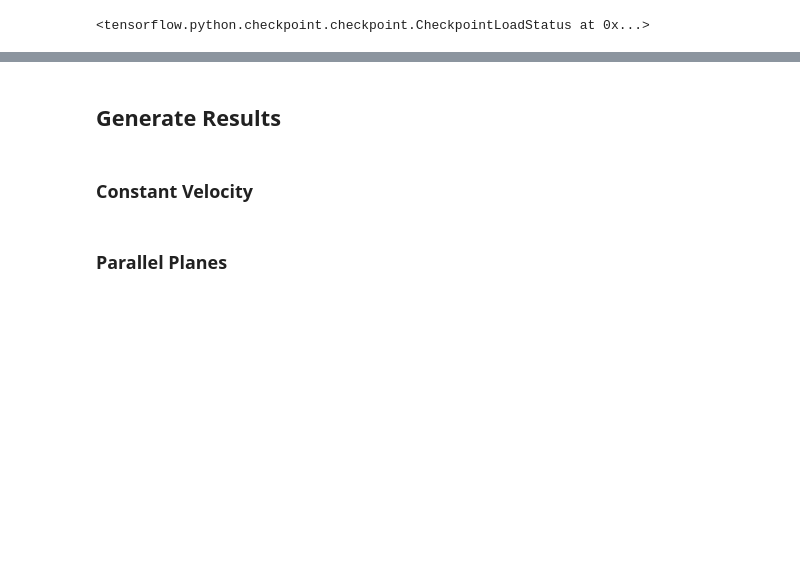
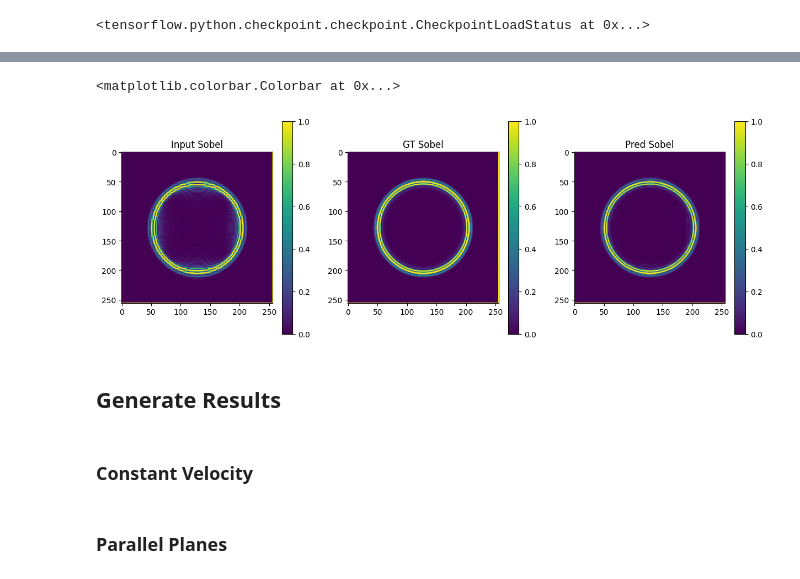
Before and after one commit to antoniomedeiros1/acwv-postprocessing, a Jupyter notebook: notebooks/main.ipynb, the cells around one changed output, grey strips where cells are left out. Saved outputs shown, nothing was run; the diff lists cells and outputs as text; code cells hidden in the pictures; blank space fills up the shorter version.

```diff
--- a/notebooks/main.ipynb
+++ b/notebooks/main.ipynb
@@ -467,3 +483,31 @@ output_data_0_500.vti
+# %%
+# Before Sobel operation
+def normalize_wavefield(wavefield):
+    return (wavefield - tf.reduce_min(wavefield)) / \
+           (tf.reduce_max(wavefield) - tf.reduce_min(wavefield))
+
+inp_norm = normalize_wavefield(inp)
+re_norm = normalize_wavefield(re)
+pred_norm = normalize_wavefield(prediction)
+
+plt.figure(figsize=(15,5))
+plt.subplot(1,3,1); plt.imshow((sobel_operator(inp_norm[tf.newaxis]) * 5.0)[0,...,0],
+                    vmin=0, vmax=1, cmap='viridis')
+plt.title('Input Sobel')
+plt.colorbar()
+
+plt.subplot(1,3,2); plt.imshow((sobel_operator(re_norm[tf.newaxis])* 5.0)[0,...,0],
+                    vmin=0, vmax=1, cmap='viridis')
+plt.title('GT Sobel')
+plt.colorbar()
+
+plt.subplot(1,3,3); plt.imshow((sobel_operator(pred_norm[tf.newaxis])* 5.0)[0,...,0],
+                    vmin=0, vmax=1, cmap='viridis')
+plt.title('Pred Sobel')
+plt.colorbar()
+# %% [output]
+<matplotlib.colorbar.Colorbar at 0x...>
+[figure, added]
 # %% [markdown]
 ## Generate Results
 # %%
```
Also changed, not shown: parts of 9 cells of this notebook.
